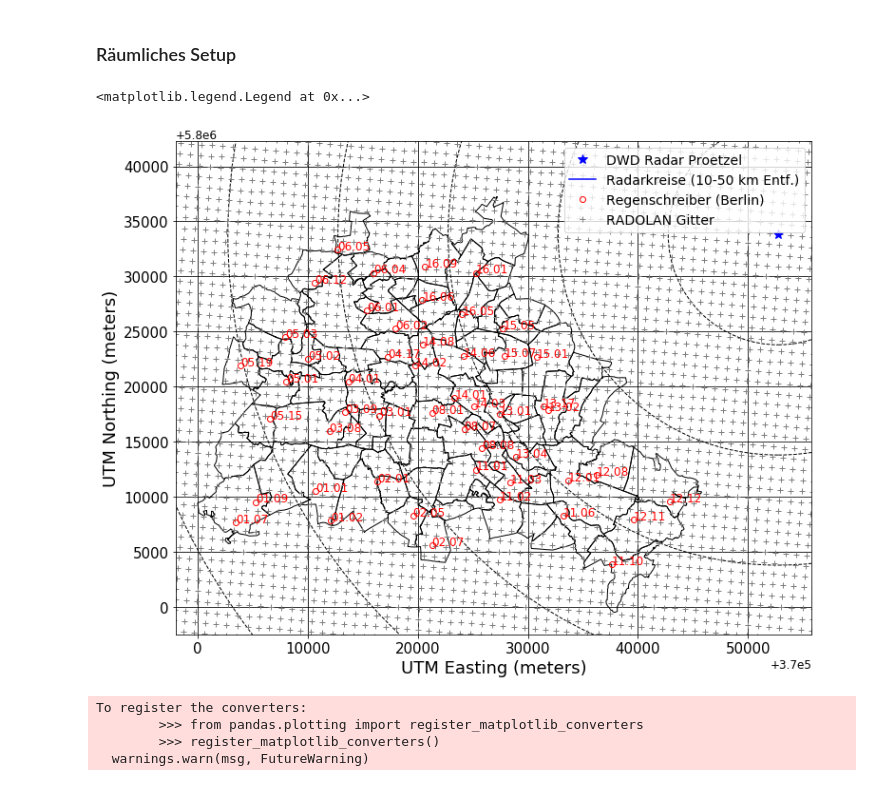
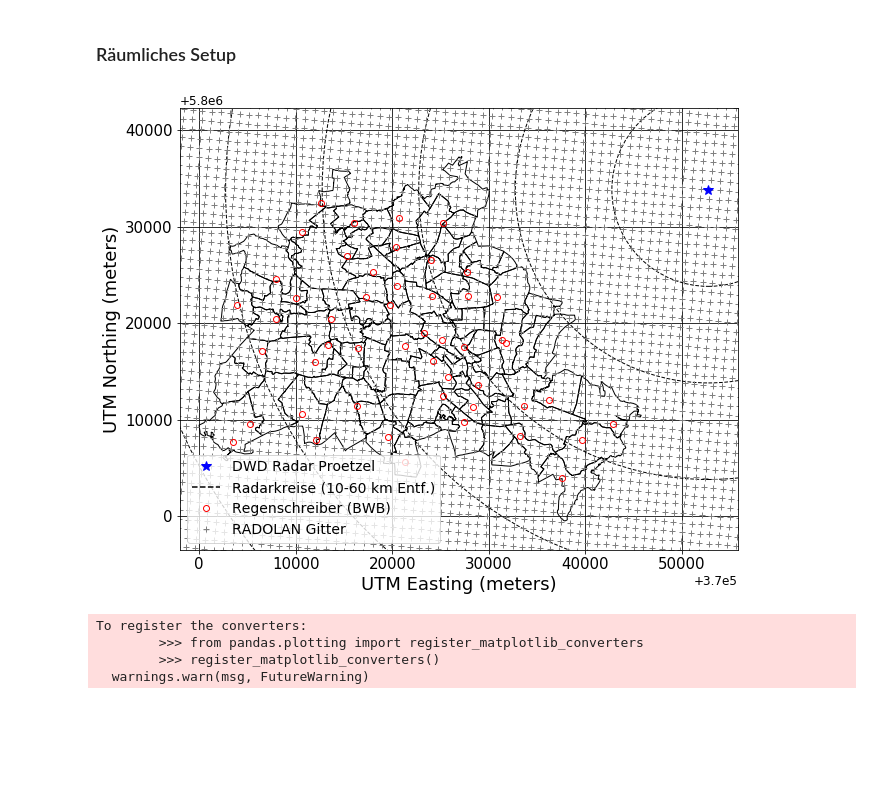
Before and after one commit to heistermann/rain-in-berlin, a Jupyter notebook: berlin_reanalysis-2019.ipynb, the cells around one changed output. Cells and saved outputs as stored; diff of their text form; code cells hidden in the pictures; blank space fills up the shorter version.

```diff
--- a/berlin_reanalysis-2019.ipynb
+++ b/berlin_reanalysis-2019.ipynb
@@ -136,7 +136,7 @@ gauges.loc[["03.08", "06.12", "12.11", "14.01"], col] = True
 # %%
 plt.rc('font', **{'size'   : 12})
 
-fig = plt.figure(figsize=(12,12))
+fig = plt.figure(figsize=(10,10))
 
 xoffset = 370000
 yoffset = 5800000
@@ -151,41 +151,42 @@ for rad in np.arange(1,7)*10000:
     circle = plt.Circle(site_xy[0:2], radius=rad, facecolor="None", edgecolor="black", ls="dashed")
     ax.add_artist(circle)
 #wradlib.vis.plot_ppi_crosshair(site=site, ranges=[60000,], angles=[90,], proj=proj)
 #wradlib.vis.plot_ppi_crosshair(site=site, ranges=np.arange(1,6)*10000,
 #                               angles=[90], proj=proj,
 #                               line=dict(color='none'),
 #                               circle={'edgecolor': 'blue', "linewidth": 1., "linestyle":"-"})
-ax.plot([], [], "b-", label="Radarkreise (10-50 km Entf.)")
+ax.plot([], [], ms=0, color="black", ls="--", label="Radarkreise (10-60 km Entf.)")
 #cb = plt.colorbar(pm, shrink=0.5)
 wradlib.vis.add_lines(ax, borders, color='black', lw=1)
-plt.plot(gauges.x, gauges.y, "go", markerfacecolor="None", mec="red", label="Regenschreiber (Berlin)")
-for i in range(len(gauges)):
-    plt.text(gauges.x[i], gauges.y[i], gauges.name[i][:5], horizontalalignment="left", color="red")
+plt.plot(gauges.x, gauges.y, "go", markerfacecolor="None", mec="red", label="Regenschreiber (BWB)")
+#for i in range(len(gauges)):
+#    plt.text(gauges.x[i], gauges.y[i], gauges.name[i][:5], horizontalalignment="left", color="red")
 
 
 
 #for i in range(len(gauges)):
 #    color = "red"
 #    if gauges.veg[i]=="geprüft":
 #        color="white"
 #    plt.text(gauges.x[i], gauges.y[i], "%d" % gageprec[i],
 #             horizontalalignment='center', verticalalignment='center', color=color, fontsize=12)
 plt.grid(color="black")
 plt.xlabel("UTM Easting (meters)", fontsize=18)
 plt.ylabel("UTM Northing (meters)", fontsize=18)
 bufr = 10000
 plt.xlim(bbox[0]-2000, bbox[1]+10000)
-plt.ylim(bbox[2]-2000, bbox[3]+5000)
+plt.ylim(bbox[2]-3000, bbox[3]+5000)
 ax.tick_params(labelsize=15)
 ax.plot([], [], "k+", color="gray", label="RADOLAN Gitter")
 
 plt.ticklabel_format(axis="x", useOffset=xoffset)
 plt.ticklabel_format(axis="y", useOffset=yoffset)
-plt.legend(fontsize=14)
+plt.legend(loc="lower left", fontsize=14)
 #plt.title("DX")
+
+plt.savefig("docs/events/setup.png", dpi=300, bbox_inches="tight")
 # %% [output]
-<matplotlib.legend.Legend at 0x...>
-[figure, old version]
+[figure, new version]
 # %%
 starts = ["2019-06-06 12:00:00", "2019-06-11 19:00:00", "2019-07-20 19:00:00", "2019-07-29 14:00:00", "2019-07-31 16:00:00", "2019-08-02 13:00:00"]
 ends   = ["2019-06-06 21:00:00", "2019-06-12 03:00:00", "2019-07-21 00:00:00", "2019-07-29 18:00:00", "2019-07-31 20:00:00", "2019-08-02 17:00:00"]
```
Also changed, not shown: parts of 1 cell of this notebook, 3 other files.
